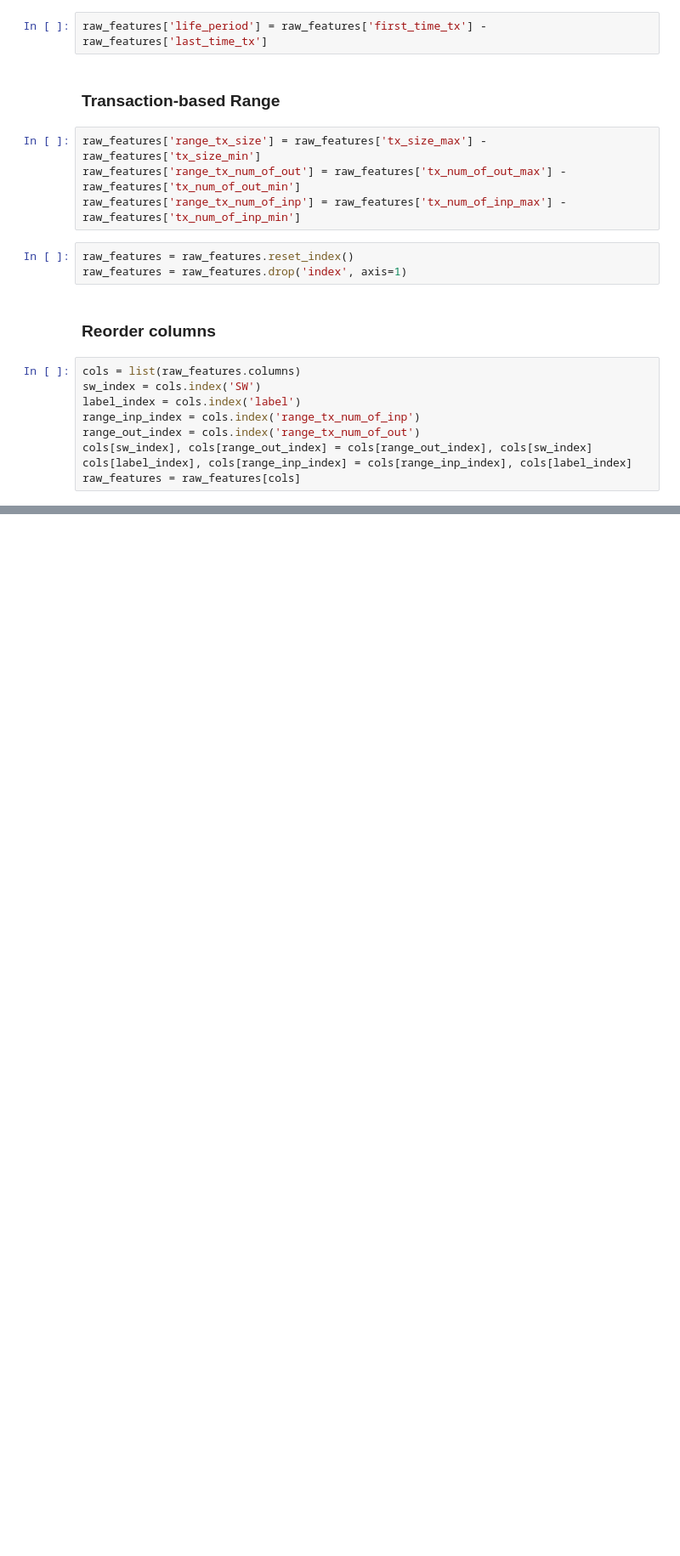
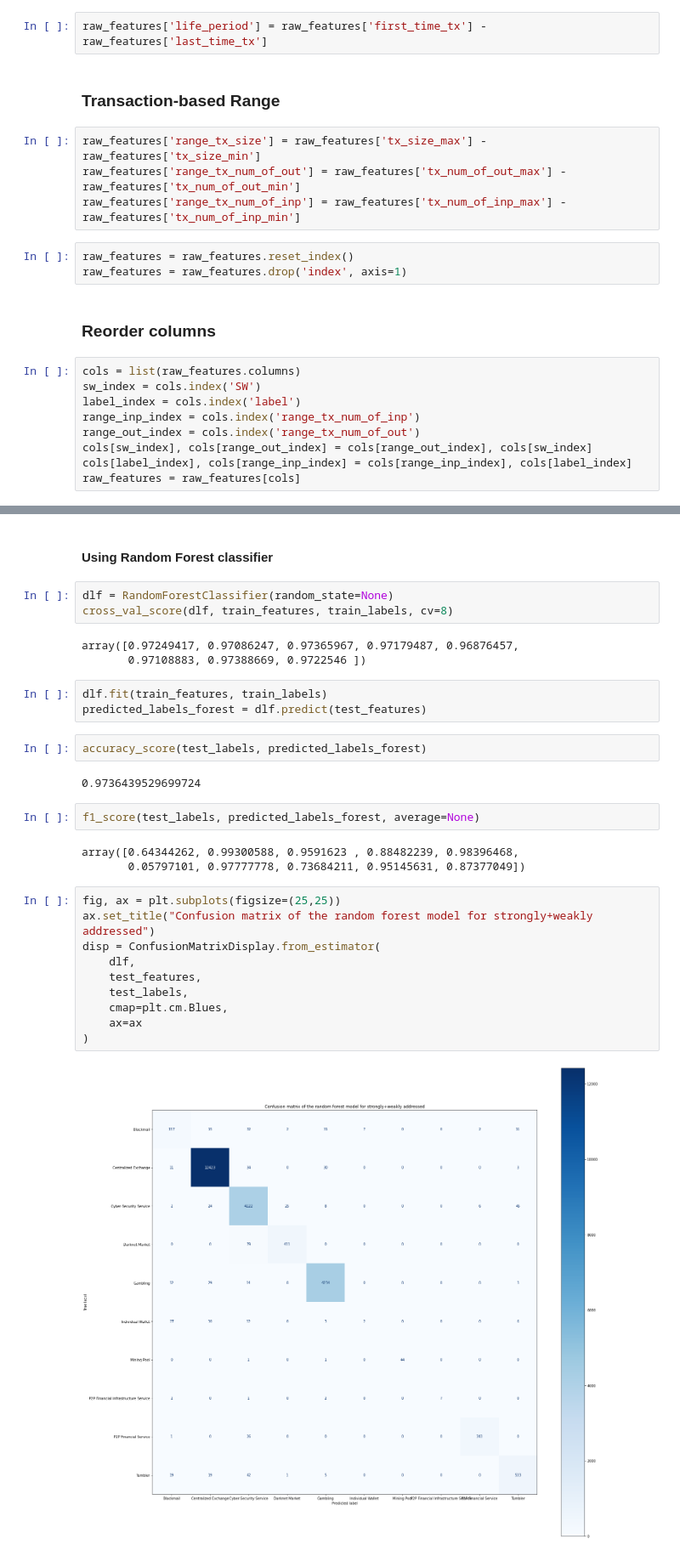
Before and after one commit to shayanhamidi2000/Address-classification-project, a Jupyter notebook: Data-Analysis.ipynb, the cells around one changed output, grey strips where cells are left out. Shown: that part at 85% size. Drawn from its saved outputs; the diff is of its cells as text; blank space fills up the shorter version.

```diff
--- a/Data-Analysis.ipynb
+++ b/Data-Analysis.ipynb
@@ -155,0 +271,32 @@ features
+# %% [markdown]
+#### Using Random Forest classifier
+# %%
+dlf = RandomForestClassifier(random_state=None)
+cross_val_score(dlf, train_features, train_labels, cv=8)
+# %% [output]
+array([0.97249417, 0.97086247, 0.97365967, 0.97179487, 0.96876457,
+       0.97108883, 0.97388669, 0.9722546 ])
+# %%
+dlf.fit(train_features, train_labels)
+predicted_labels_forest = dlf.predict(test_features)
+# %%
+accuracy_score(test_labels, predicted_labels_forest)
+# %% [output]
+0.9736439529699724
+# %%
+f1_score(test_labels, predicted_labels_forest, average=None)
+# %% [output]
+array([0.64344262, 0.99300588, 0.9591623 , 0.88482239, 0.98396468,
+       0.05797101, 0.97777778, 0.73684211, 0.95145631, 0.87377049])
+# %%
+fig, ax = plt.subplots(figsize=(25,25))
+ax.set_title("Confusion matrix of the random forest model for strongly+weakly addressed")
+disp = ConfusionMatrixDisplay.from_estimator(
+    dlf,
+    test_features,
+    test_labels,
+    cmap=plt.cm.Blues,
+    ax=ax
+)
+# %% [output]
+[figure, added]
```
Also changed, not shown: parts of 47 cells of this notebook, 4 other files.
